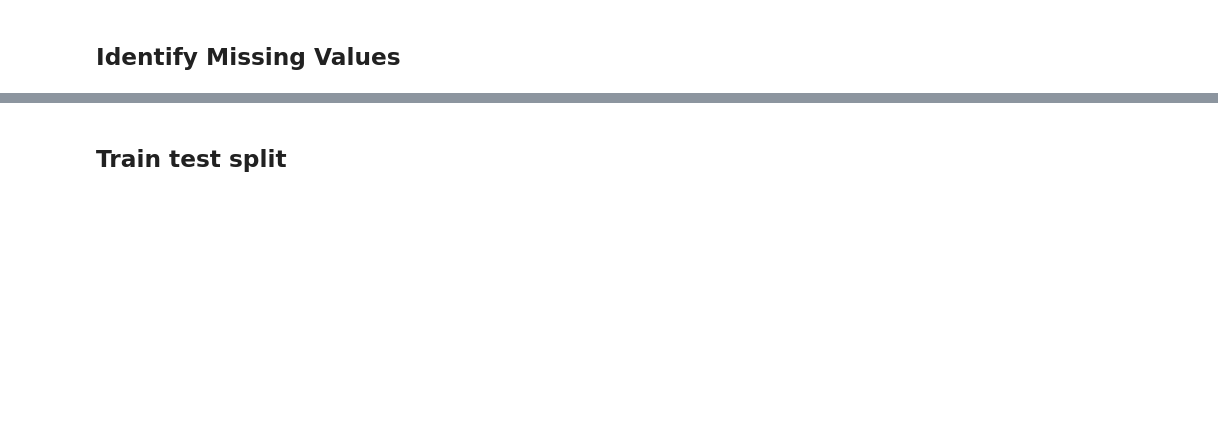
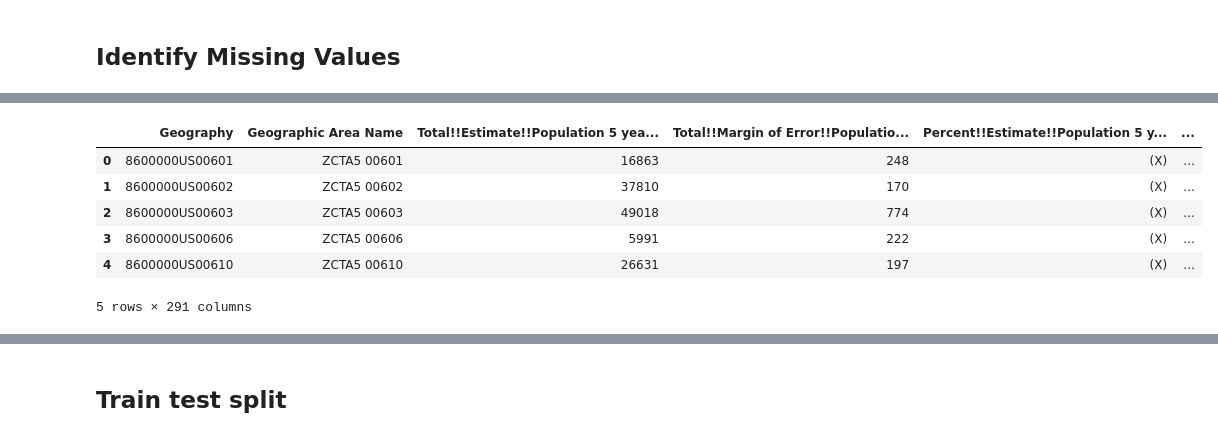
Before and after one commit to laurlouie/Education-Inequality, a Jupyter notebook: DATA_3320_Education_Inequality_Data_Preparation_Lauren_Louie.ipynb, the cells around one changed output, grey strips where cells are left out. Cells and saved outputs as stored; diff of their text form; code cells hidden in the pictures; blank space fills up the shorter version.

```diff
--- a/DATA_3320_Education_Inequality_Data_Preparation_Lauren_Louie.ipynb
+++ b/DATA_3320_Education_Inequality_Data_Preparation_Lauren_Louie.ipynb
@@ -74,2 +74,9 @@ school_info.csv     100%[===================>]  38.60M   169MB/s    in 0.2s
 # %%
 school_info = pd.read_csv('school_info.csv', encoding= 'unicode_escape')
+# %%
+from google.colab import drive
+drive.mount('/content/drive')
+
+census_data = "/content/drive/MyDrive/ACSST5Y2016.S1601-Data.csv"
+
+census_df = pd.read_csv(census_data, low_memory=False)
@@ -319,0 +404,16 @@ msno.matrix(df)
+# %%
+# Turning row 0 into the new header of the data table
+new_header = census_df.iloc[0]
+census_df = census_df[1:]
+census_df.columns = new_header
+census_df = census_df.reset_index(drop=True) # resets the index to start at 0 and not 1
+# %%
+census_df.head()
+# %% [output]
+|  | Geography | Geographic Area Name | Total!!Estimate!!Population 5 yea... | Total!!Margin of Error!!Populatio... | Percent!!Estimate!!Population 5 y... | ... |
+| 0 | 8600000US00601 | ZCTA5 00601 | 16863 | 248 | (X) | ... |
+| 1 | 8600000US00602 | ZCTA5 00602 | 37810 | 170 | (X) | ... |
+| 2 | 8600000US00603 | ZCTA5 00603 | 49018 | 774 | (X) | ... |
+| 3 | 8600000US00606 | ZCTA5 00606 | 5991 | 222 | (X) | ... |
+| 4 | 8600000US00610 | ZCTA5 00610 | 26631 | 197 | (X) | ... |
+5 rows × 291 columns
```
Also changed, not shown: parts of 56 cells of this notebook.
